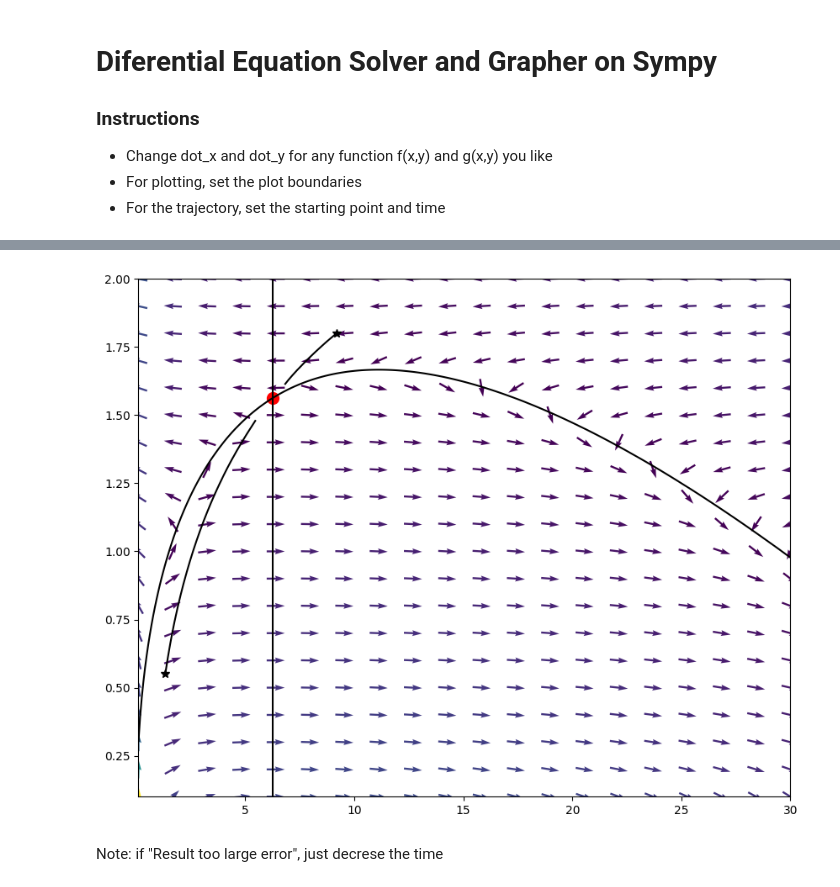
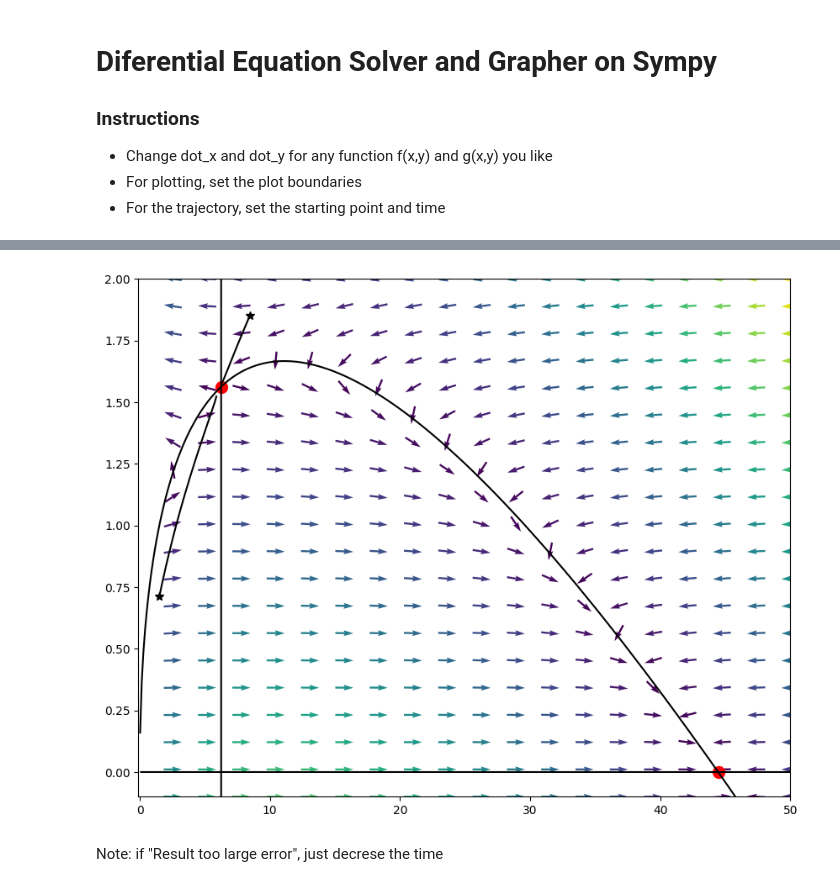
Before and after one commit to ndharari/diffeq, a Jupyter notebook: diffeq.ipynb, the cells around one changed output, grey strips where cells are left out. Cells and saved outputs as stored; diff of their text form; code cells hidden in the pictures.

```diff
--- a/diffeq.ipynb
+++ b/diffeq.ipynb
@@ -22,7 +22,7 @@ delta = 0.15
 sigma = 2
 
 dot_x = A*(x**alpha)-y-delta*x  # f(x,y)
-dot_y = (1/(sigma*y))*(alpha*A*x**(alpha-1)-r-delta)          # g(x,y)
+dot_y = (y/(sigma))*(alpha*A*x**(alpha-1)-r-delta)          # g(x,y)
 
 display(Math('\\dot{x} = '+ sm.latex(dot_x)))
 display(Math('\\dot{y} = '+ sm.latex(dot_y)))
@@ -81,10 +86,10 @@ ax = fig.add_subplot(1,1,1)
 # ax.set_title("Sistema diferencial")
 
 # Setting Plot Boundaries (needed of sympy)
-x_min, y_min, x_max, y_max,  = 0.1, 0.1, 30, 2
+x_min, y_min, x_max, y_max,  = -0.1, -0.1, 50, 2
 # For plotting the trajectory
 time, dt = 220, 0.15
-initial_pairs = [(1.32755, .55), (9.18,1.8)] #List of the form [(x_0, y_0)]
+initial_pairs = [(1.5, 0.7114), (8.45,1.85)] #List of the form [(x_0, y_0)]
 # Choose if normalization of vectors is applied
 normalize = True
 
@@ -123,34 +128,34 @@ X, Y = np.meshgrid(x_line, y_line)
 x_dir, y_dir = x_movement(X,Y), y_movement(X,Y)
 # prepare the colour and normalization factor
 norm = np.sqrt(x_dir**2 + y_dir**2)
 
 #Normalize
 if normalize:
     x_dir /= norm
     y_dir /= norm
 
 plt.quiver(X, Y,
            x_dir,
            y_dir,
            norm,
            pivot='mid')
 
 # Manually integrate nullclines into the same axes
 dot_x_contour = sm.lambdify((x, y), dot_x, "numpy")
 dot_y_contour = sm.lambdify((x, y), dot_y, "numpy")
 
 x_vals = np.linspace(x_min, x_max, 400)
 y_vals = np.linspace(y_min, y_max, 400)
 X, Y = np.meshgrid(x_vals, y_vals)
 Z_x = dot_x_contour(X, Y)
 Z_y = dot_y_contour(X, Y)
 
 ax.contour(X, Y, Z_x, levels=[0], colors="black", linestyles="-")
 ax.contour(X, Y, Z_y, levels=[0], colors="black", linestyles="-")
 
 plt.show()
 # %% [output]
-[figure, old version]
+[figure, new version]
 # %% [markdown]
 Note: if "Result too large error", just decrese the time
 # %% [markdown]
```
Also changed, not shown: parts of 4 cells of this notebook.
